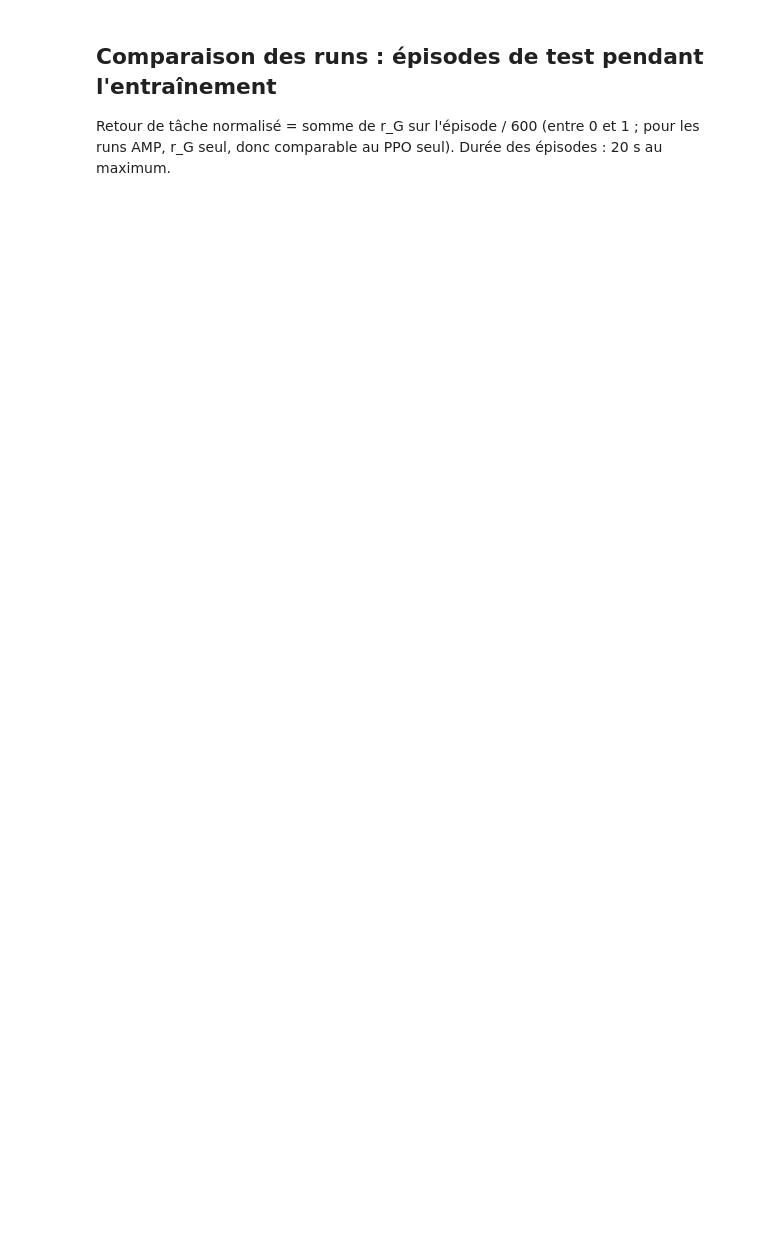
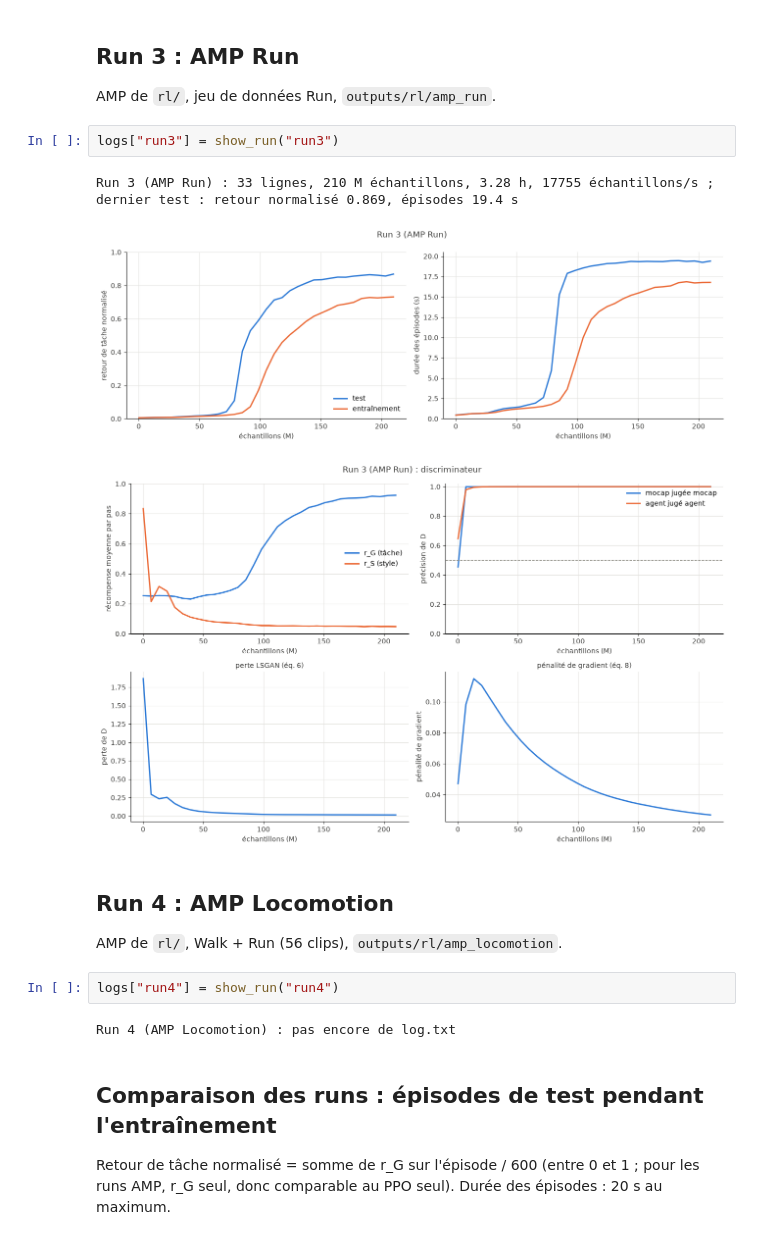
Before and after one commit to AntoineThuillier/mva-robotics-project, a Jupyter notebook: results.ipynb, the cells around one changed output. Saved outputs shown, nothing was run; the diff lists cells and outputs as text; blank space fills up the shorter version.

```diff
--- a/results.ipynb
+++ b/results.ipynb
@@ -75,3 +165,21 @@ for (label, run_dir), color in zip(RUNS.items(), COLORS):
+# %% [markdown]
+## Run 3 : AMP Run
+
+AMP de `rl/`, jeu de données Run, `outputs/rl/amp_run`.
+# %%
+logs["run3"] = show_run("run3")
+# %% [output]
+Run 3 (AMP Run) : 33 lignes, 210 M échantillons, 3.28 h, 17755 échantillons/s ; dernier test : retour normalisé 0.869, épisodes 19.4 s
+[figure, added]
+[figure, added]
+# %% [markdown]
+## Run 4 : AMP Locomotion
+
+AMP de `rl/`, Walk + Run (56 clips), `outputs/rl/amp_locomotion`.
+# %%
+logs["run4"] = show_run("run4")
+# %% [output]
+Run 4 (AMP Locomotion) : pas encore de log.txt
 # %% [markdown]
 ## Comparaison des runs : épisodes de test pendant l'entraînement
 
```
Also changed, not shown: parts of 15 cells of this notebook, 2 other files.
